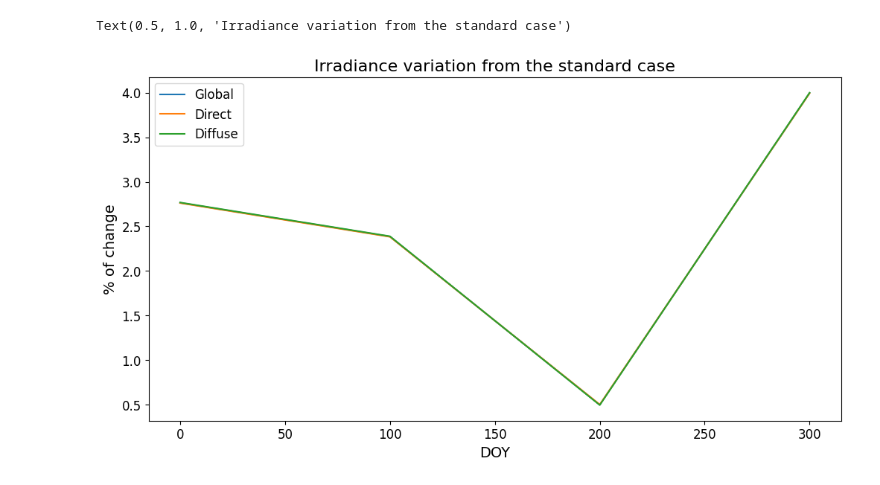
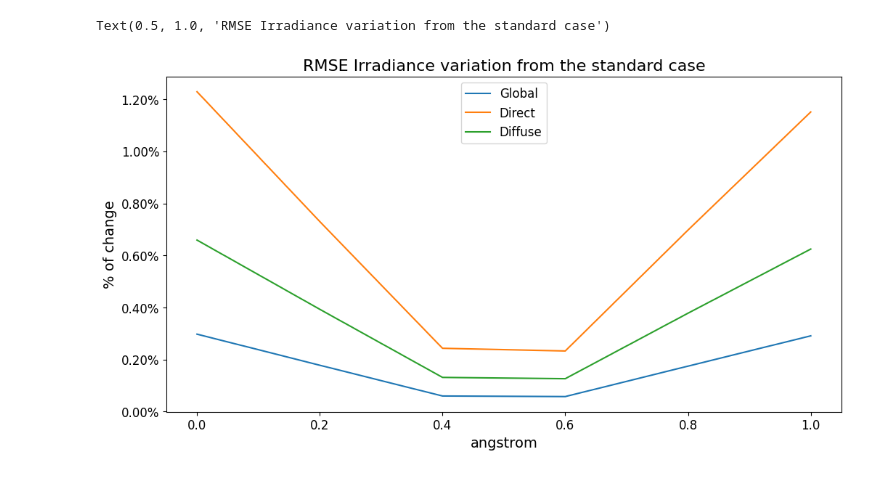
Before and after one commit to mike-wazowski-13/libRadtran, a Jupyter notebook: result_analysis.ipynb, the cells around one changed output. Saved outputs shown, nothing was run; the diff lists cells and outputs as text; code cells hidden in the pictures.

```diff
--- a/result_analysis.ipynb
+++ b/result_analysis.ipynb
@@ -18,7 +19,7 @@ intg_results30 = pd.read_csv(r"libRad30_intg_diff.csv")
 intg_results45 = pd.read_csv(r"libRad45_intg_diff.csv")
 intg_results60 = pd.read_csv(r"libRad60_intg_diff.csv")
 # %%
-magnitude = "DOY"
+magnitude = "angstrom"
 
 df_30 = results30[results30["variable"]==magnitude]
 df_45 = results45[results45["variable"]==magnitude]
@@ -26,15 +27,18 @@ df_60 = results60[results60["variable"]==magnitude]
 # %%
 plt.figure(figsize=(12,6))
 plt.plot(df_30["value"], df_30["Glob_dif"], label="Global")
 plt.plot(df_30["value"], df_30["Dir_dif"], label="Direct")
 plt.plot(df_30["value"], df_30["Difu_dif"], label="Diffuse")
 plt.legend()
 plt.xlabel(f"{magnitude}")
 plt.ylabel("% of change")
-plt.title("Irradiance variation from the standard case")
+ax = plt.gca()
+ax.yaxis.set_major_formatter(mticker.PercentFormatter(xmax=100))
+
+plt.title("RMSE Irradiance variation from the standard case")
 # %% [output]
-Text(0.5, 1.0, 'Irradiance variation from the standard case')
+Text(0.5, 1.0, 'RMSE Irradiance variation from the standard case')
-[figure, old version]
+[figure, new version]
 # %%
 dfs = { "30°": df_30, "45°": df_45, "60°": df_60 }
 colors = {
```
Also changed, not shown: parts of 4 cells of this notebook, 11 other files.
